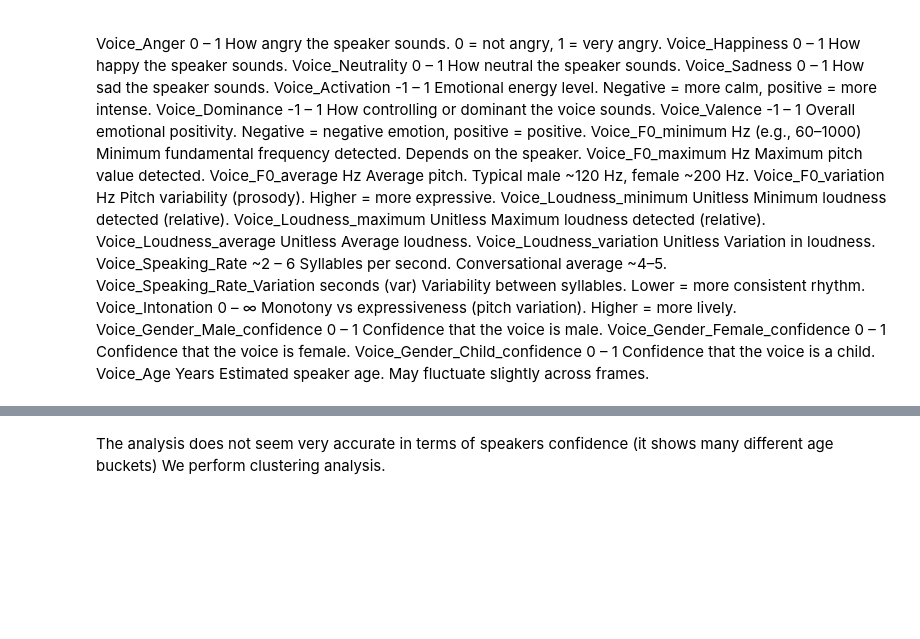
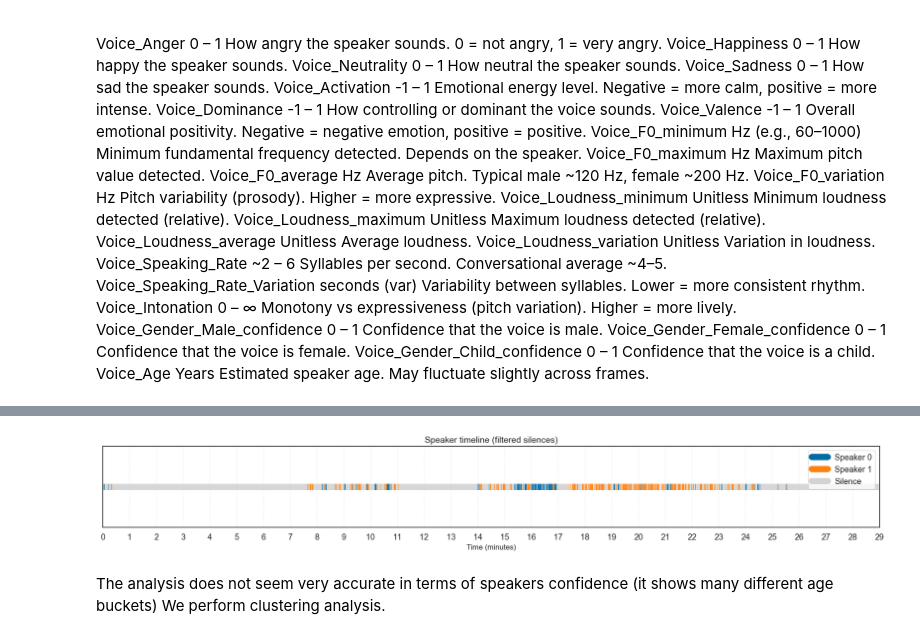
Before and after one commit to lorahc/Richemont, a Jupyter notebook: AUDIO.ipynb, the cells around one changed output, grey strips where cells are left out. Drawn from its saved outputs; the diff is of its cells as text; code cells hidden in the pictures; blank space fills up the shorter version.

```diff
--- a/AUDIO.ipynb
+++ b/AUDIO.ipynb
@@ -284,0 +323,17 @@ speaker 1:
+# %%
+
+df['Timestamp'] = pd.to_numeric(df['Timestamp'], errors='coerce')
+df_voice['Timestamp'] = pd.to_numeric(df_voice['Timestamp'], errors='coerce')
+
+
+df_voice['Speaker_Label'] = df_voice['Speaker_Real'].map(lambda x: f"Speaker {x}")
+
+
+df = df.merge(
+    df_voice[['Timestamp', 'Speaker_Label']],
+    on='Timestamp',
+    how='left'
+)
+
+
+df['Speaker_Label'] = df['Speaker_Label'].fillna('Silence')
@@ -285,2 +346,66 @@ speaker 1:
+# %%
+
+if 'Time_min' not in df.columns:
+    df['Time_min'] = (df['Timestamp'] - df['Timestamp'].min()) / (1000 * 60)
+
+
+df['Time_min_norm'] = df['Time_min'] - df['Time_min'].min()
+
+
+df['Speaker_Change'] = (df['Speaker_Label'] != df['Speaker_Label'].shift()).cumsum()
+
+
+segments = df.groupby('Speaker_Change').agg({
+    'Time_min': ['first', 'last'],
+    'Speaker_Label': 'first'
+}).reset_index()
+
+segments.columns = ['Segment', 'Start', 'End', 'Speaker_Label']
+segments['Duration'] = segments['End'] - segments['Start']
+
+
+segments = segments[~((segments['Speaker_Label'] == 'Silence') & (segments['Duration'] < 0.008))]
+
+
+fig, ax = plt.subplots(figsize=(18, 3))
+
+colors = {
+    'Speaker 0': '#006BA4',
+    'Speaker 1': '#FF800E',
+    'Silence': 'lightgray'
+}
+
+for _, row in segments.iterrows():
+    ax.hlines(
+        y=1,
+        xmin=row['Start'],
+        xmax=row['End'],
+        color=colors.get(row['Speaker_Label'], 'black'),
+        linewidth=10,
+        alpha=0.9
+    )
+
+ax.set_title("Speaker timeline (filtered silences)", fontsize=14)
+ax.set_xlabel("Time (minutes)", fontsize=12)
+ax.set_yticks([])
+
+
+start_min = int(df['Time_min'].min())
+end_min = int(np.ceil(df['Time_min'].max()))
+ax.set_xticks(np.arange(start_min, end_min + 1, 1))
+ax.set_xlim(start_min, end_min)
+ax.grid(axis='x', linestyle='--', alpha=0.3)
+
+
+legend_handles = [
+    Line2D([0], [0], color=color, lw=10, label=label)
+    for label, color in colors.items()
+]
+ax.legend(handles=legend_handles, loc='upper right')
+
+plt.tight_layout()
+plt.show()
+# %% [output]
+[figure, added]
 # %% [markdown]
 The analysis does not seem very accurate in terms of speakers confidence (it shows many different age buckets) We perform clustering analysis.
```
Also changed, not shown: parts of 20 cells of this notebook.
